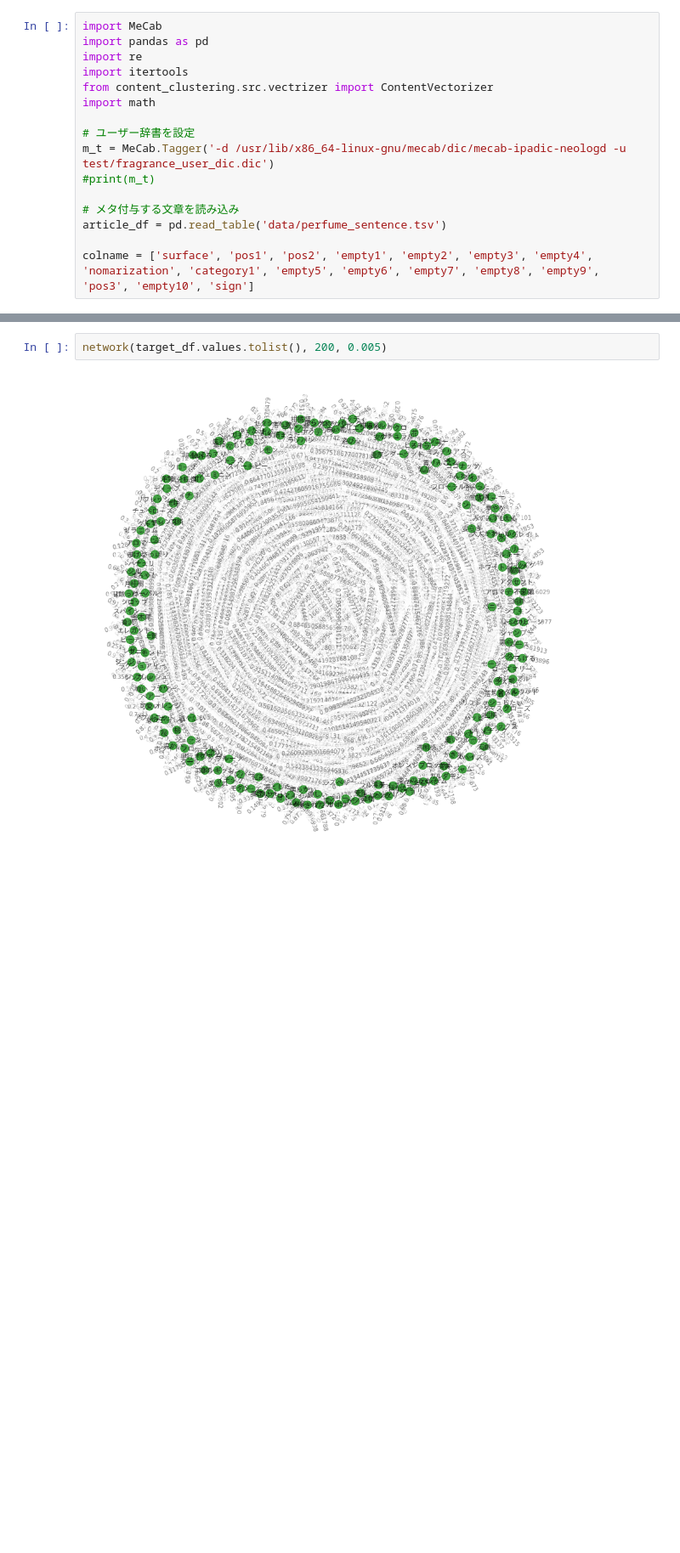
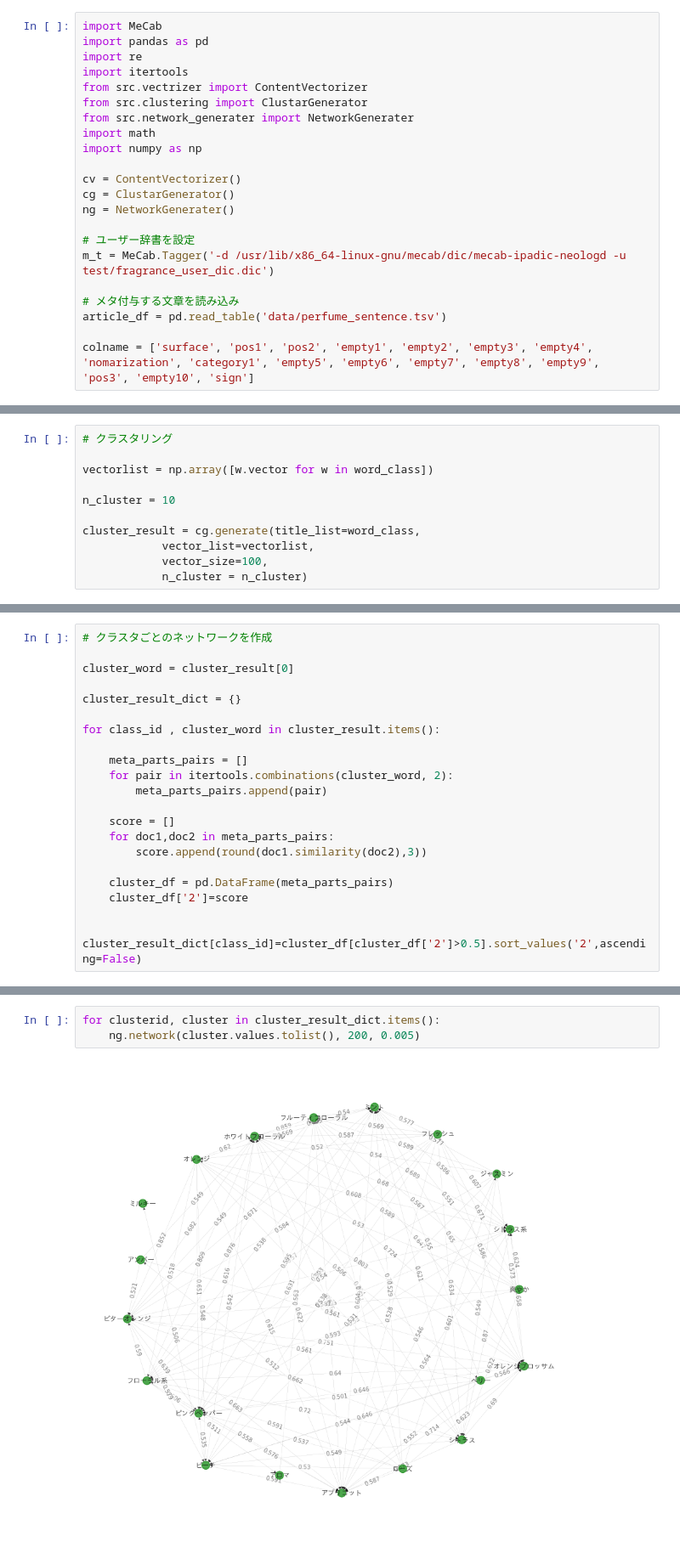
Before and after one commit to emtech-labs/fragrance_words_analysis, a Jupyter notebook: add_meta.ipynb, the cells around one changed output, grey strips where cells are left out. Shown at 85% size. Cells and saved outputs as stored; diff of their text form; blank space fills up the shorter version.

Commit message:
add network

```diff
--- a/add_meta.ipynb
+++ b/add_meta.ipynb
@@ -3,12 +3,18 @@ import MeCab
 import pandas as pd
 import re
 import itertools
-from content_clustering.src.vectrizer import ContentVectorizer
+from src.vectrizer import ContentVectorizer
+from src.clustering import ClustarGenerator
+from src.network_generater import NetworkGenerater
 import math
+import numpy as np
+
+cv = ContentVectorizer()
+cg = ClustarGenerator()
+ng = NetworkGenerater()
 
 # ユーザー辞書を設定
 m_t = MeCab.Tagger('-d /usr/lib/x86_64-linux-gnu/mecab/dic/mecab-ipadic-neologd -u test/fragrance_user_dic.dic')
-#print(m_t)
 
 # メタ付与する文章を読み込み
 article_df = pd.read_table('data/perfume_sentence.tsv')
@@ -57,0 +105,11 @@ target_df['2']=rand_score
+# %%
+# クラスタリング
+
+vectorlist = np.array([w.vector for w in word_class])
+
+n_cluster = 10
+
+cluster_result = cg.generate(title_list=word_class,
+            vector_list=vectorlist,
+            vector_size=100,
+            n_cluster = n_cluster)
@@ -131,0 +124,21 @@ def network(
+# %%
+# クラスタごとのネットワークを作成
+
+cluster_word = cluster_result[0]
+
+cluster_result_dict = {}
+
+for class_id , cluster_word in cluster_result.items():
+
+    meta_parts_pairs = []
+    for pair in itertools.combinations(cluster_word, 2):
+        meta_parts_pairs.append(pair)
+
+    score = []
+    for doc1,doc2 in meta_parts_pairs:
+        score.append(round(doc1.similarity(doc2),3))
+
+    cluster_df = pd.DataFrame(meta_parts_pairs)
+    cluster_df['2']=score
+
+    cluster_result_dict[class_id]=cluster_df[cluster_df['2']>0.5].sort_values('2',ascending=False)
@@ -132,4 +152,5 @@ def network(
 # %%
-network(target_df.values.tolist(), 200, 0.005)
+for clusterid, cluster in cluster_result_dict.items():
+    ng.network(cluster.values.tolist(), 200, 0.005)
 # %% [output]
-[figure, old version]
+[figure, new version]
```
Also changed, not shown: parts of 19 cells of this notebook, 6 other files.
